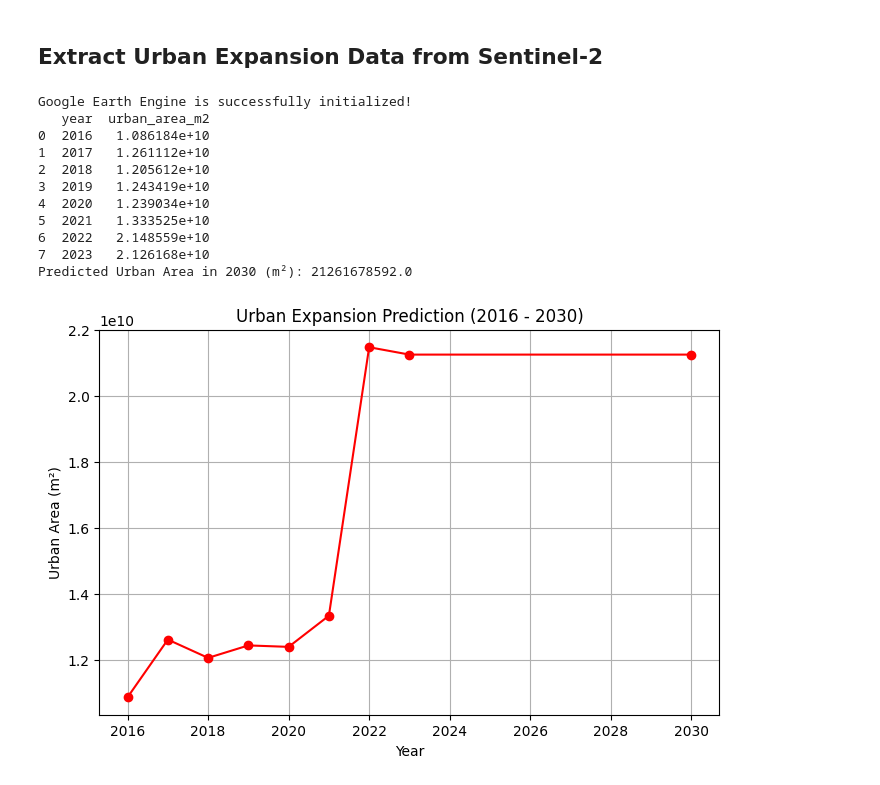
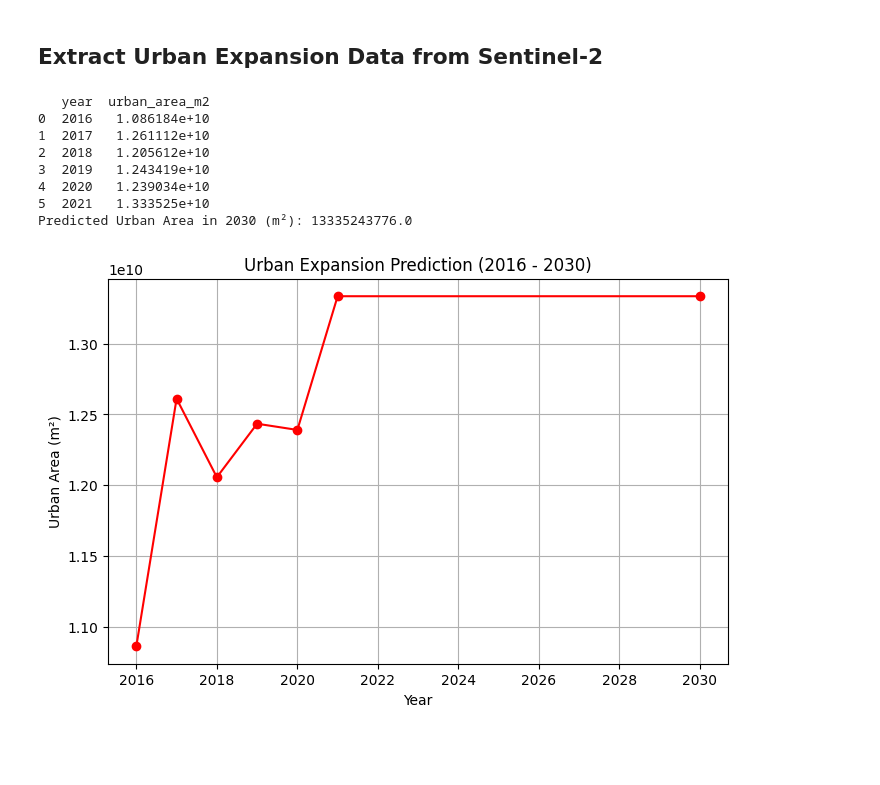
Before and after one commit to hanan99/Sentinel-2_satellite_analysis, a Jupyter notebook: Sentinel_2_satellite_analysis_veneto.ipynb, the cells around one changed output. Drawn from its saved outputs; the diff is of its cells as text; code cells hidden in the pictures; blank space fills up the shorter version.

```diff
--- a/Sentinel_2_satellite_analysis_veneto.ipynb
+++ b/Sentinel_2_satellite_analysis_veneto.ipynb
@@ -302,23 +304,7 @@ Total Water Body Change area (m²): {'classification': 461353742.2535979}
 # %% [markdown]
 ## Extract Urban Expansion Data from Sentinel-2
 # %%
-# -*- coding: utf-8 -*-
-"""Updated Sentinel-2 Urban Expansion Analysis - Veneto, Italy"""
 
-import ee
-import geemap
-import numpy as np
-import xgboost as xgb
-import pandas as pd
-import matplotlib.pyplot as plt
-
-# Authenticate and initialize Earth Engine
-ee.Authenticate()
-ee.Initialize(project='sound-essence-295918')
-print("Google Earth Engine is successfully initialized!")
-
-# Define the bounding box for Veneto
-veneto_bbox = ee.Geometry.Rectangle([10.9399, 44.7739, 12.6648, 46.5682])
 
 # Define the function to load Sentinel-2 data with band consistency
 def load_sentinel(year):
@@ -333,8 +319,8 @@ def load_sentinel(year):
 
     return sentinel.median().clip(veneto_bbox)  # Compute median image
 
-# Define years to process (2016-2023)
-years = list(range(2016, 2024))
+# Define years to process (2016-2021)
+years = list(range(2016, 2022))
 
 # Function to classify urban areas using a Random Forest model
 def classify_urban(image):
@@ -378,35 +364,32 @@ X_train = np.array(urban_df["year"]).reshape(-1, 1)
 y_train = np.array(urban_df["urban_area_m2"])
 
 # Train XGBoost model
 model = xgb.XGBRegressor(n_estimators=100, objective="reg:squarederror")
 model.fit(X_train, y_train)
 
 # Predict urban expansion in 2030
 X_future = np.array([[2030]])
 predicted_urban_2030 = model.predict(X_future)
 
 print(f"Predicted Urban Area in 2030 (m²): {predicted_urban_2030[0]}")
 
 # Visualize Urban Growth Trends
 urban_df.loc[len(urban_df)] = {'year': 2030, 'urban_area_m2': predicted_urban_2030[0]}
 
 plt.figure(figsize=(8, 5))
 plt.plot(urban_df["year"], urban_df["urban_area_m2"], marker="o", linestyle="-", color="r")
 plt.xlabel("Year")
 plt.ylabel("Urban Area (m²)")
 plt.title("Urban Expansion Prediction (2016 - 2030)")
 plt.grid(True)
 plt.show()
 # %% [output]
-Google Earth Engine is successfully initialized!
    year  urban_area_m2
 0  2016   1.086184e+10
 1  2017   1.261112e+10
 2  2018   1.205612e+10
 3  2019   1.243419e+10
 4  2020   1.239034e+10
 5  2021   1.333525e+10
-6  2022   2.148559e+10
-7  2023   2.126168e+10
-Predicted Urban Area in 2030 (m²): 21261678592.0
+Predicted Urban Area in 2030 (m²): 13335243776.0
-[figure, old version]
+[figure, new version]
```
Also changed, not shown: parts of 11 cells of this notebook.
